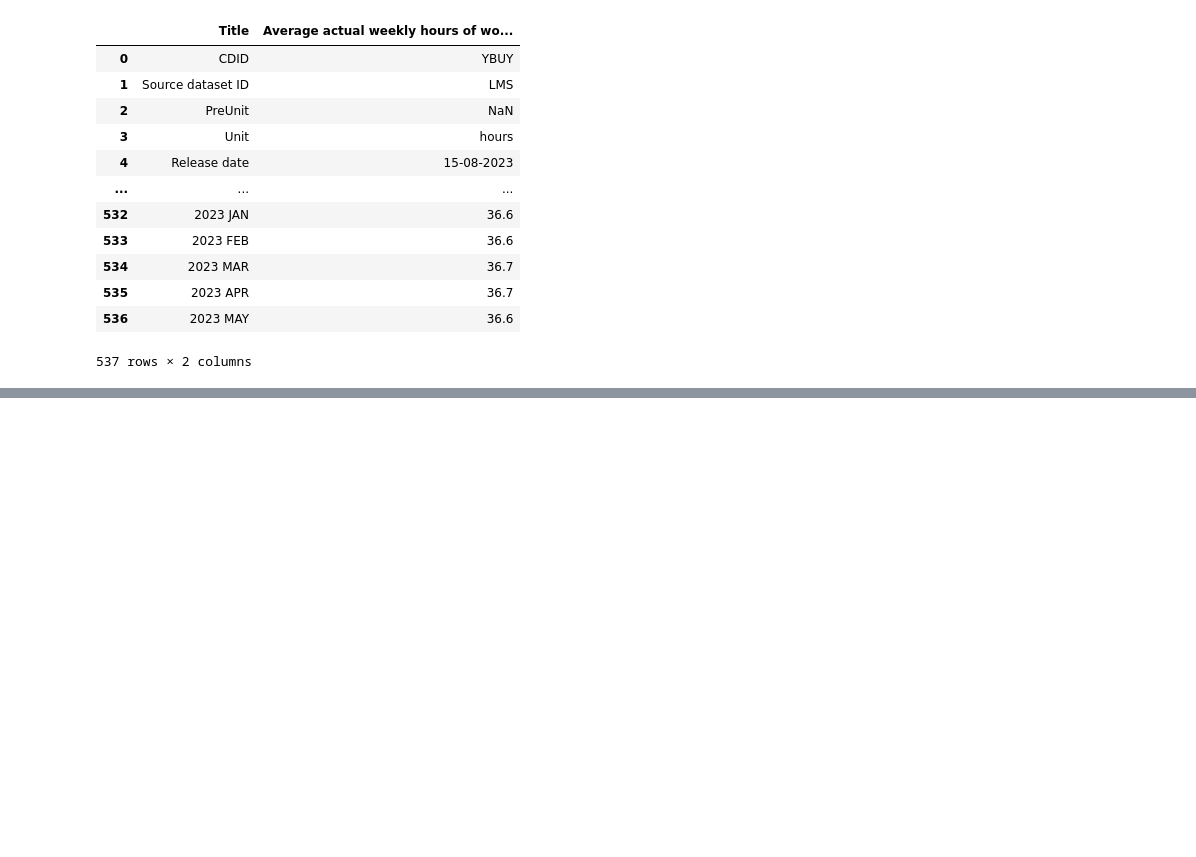
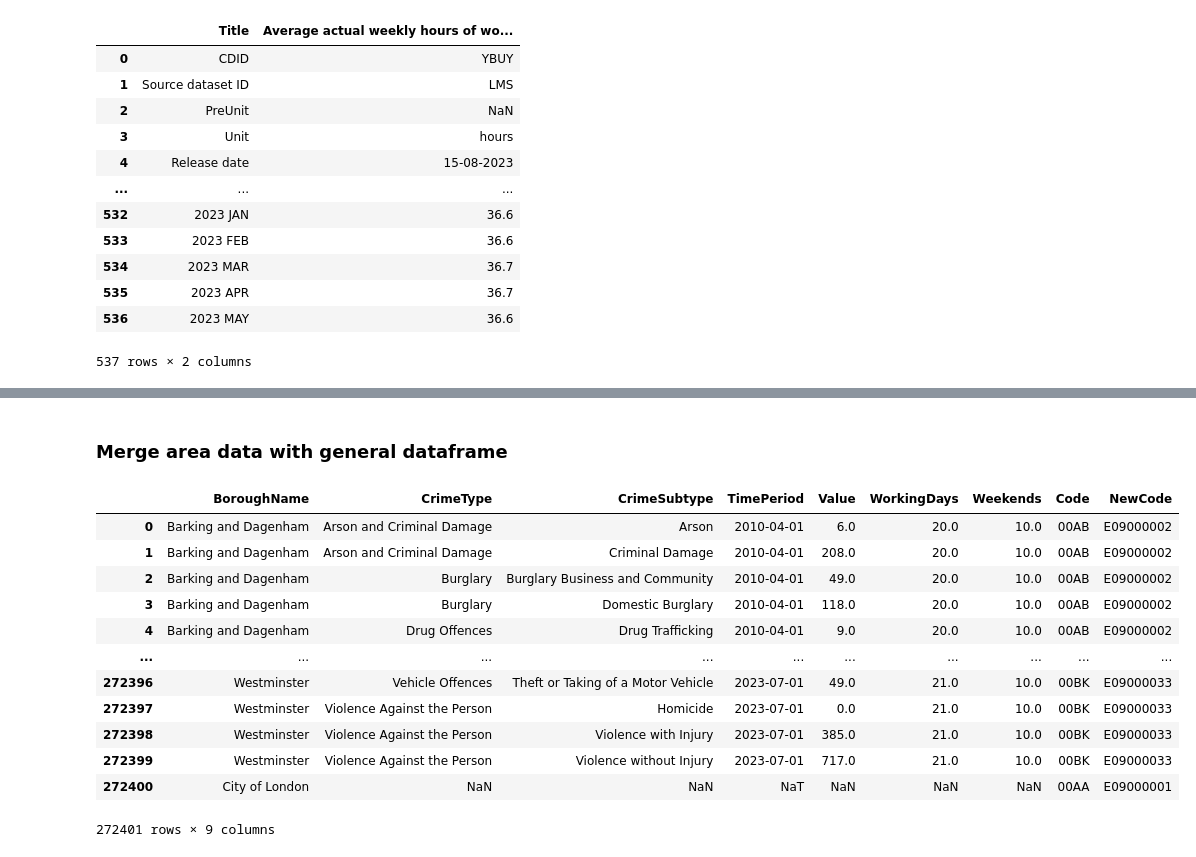
Before and after one commit to mlsystemdesignproject/neighbourhood-safety-prediction, a Jupyter notebook: notebooks/Data_exploration_borough.ipynb, the cells around one changed output, grey strips where cells are left out. Cells and saved outputs as stored; diff of their text form; code cells hidden in the pictures; blank space fills up the shorter version.

Commit message:
EDA#7 - adding area codes, merging all datasets, minor corrections

```diff
--- a/notebooks/Data_exploration_borough.ipynb
+++ b/notebooks/Data_exploration_borough.ipynb
@@ -405,0 +423,3 @@ days_a_month_df
+# %%
+long_df_weekends = pd.merge(long_df_updated, days_a_month_df, on = 'TimePeriod', how='outer')
+long_df_weekends
@@ -405,0 +442,3 @@ days_a_month_df
+# %%
+df_area_code = pd.read_csv('../data/MPS/london-borough-profiles.csv', encoding='latin1')
+df_area_code
@@ -405,0 +459,8 @@ days_a_month_df
+# %%
+filtered_area_code = df_area_code[['Area name', 'Code', 'New code']]
+filtered_area_code = filtered_area_code.dropna()
+def clean(filtered_area_code):
+    to_remove = ['Inner London', 'Outer London', 'London', 'England', 'United Kingdom']
+    return filtered_area_code[~filtered_area_code['Area name'].isin(to_remove)]
+filtered_area_code = clean(filtered_area_code.copy())
+filtered_area_code
@@ -405,0 +485,21 @@ days_a_month_df
+# %%
+filtered_area_code.rename(columns={'Area name': 'BoroughName', 'New code': 'NewCode'}, inplace=True)
+# %% [markdown]
+### Merge area data with general dataframe
+# %%
+df_borough_area = pd.merge(long_df_weekends, filtered_area_code, on = 'BoroughName', how='outer')
+df_borough_area
+# %% [output]
+|  | BoroughName | CrimeType | CrimeSubtype | TimePeriod | Value | WorkingDays | Weekends | Code | NewCode |
+| 0 | Barking and Dagenham | Arson and Criminal Damage | Arson | 2010-04-01 | 6.0 | 20.0 | 10.0 | 00AB | E09000002 |
+| 1 | Barking and Dagenham | Arson and Criminal Damage | Criminal Damage | 2010-04-01 | 208.0 | 20.0 | 10.0 | 00AB | E09000002 |
+| 2 | Barking and Dagenham | Burglary | Burglary Business and Community | 2010-04-01 | 49.0 | 20.0 | 10.0 | 00AB | E09000002 |
+| 3 | Barking and Dagenham | Burglary | Domestic Burglary | 2010-04-01 | 118.0 | 20.0 | 10.0 | 00AB | E09000002 |
+| 4 | Barking and Dagenham | Drug Offences | Drug Trafficking | 2010-04-01 | 9.0 | 20.0 | 10.0 | 00AB | E09000002 |
+| ... | ... | ... | ... | ... | ... | ... | ... | ... | ... |
+| 272396 | Westminster | Vehicle Offences | Theft or Taking of a Motor Vehicle | 2023-07-01 | 49.0 | 21.0 | 10.0 | 00BK | E09000033 |
+| 272397 | Westminster | Violence Against the Person | Homicide | 2023-07-01 | 0.0 | 21.0 | 10.0 | 00BK | E09000033 |
+| 272398 | Westminster | Violence Against the Person | Violence with Injury | 2023-07-01 | 385.0 | 21.0 | 10.0 | 00BK | E09000033 |
+| 272399 | Westminster | Violence Against the Person | Violence without Injury | 2023-07-01 | 717.0 | 21.0 | 10.0 | 00BK | E09000033 |
+| 272400 | City of London | NaN | NaN | NaT | NaN | NaN | NaN | 00AA | E09000001 |
+272401 rows × 9 columns
```
Also changed, not shown: parts of 28 cells of this notebook.
